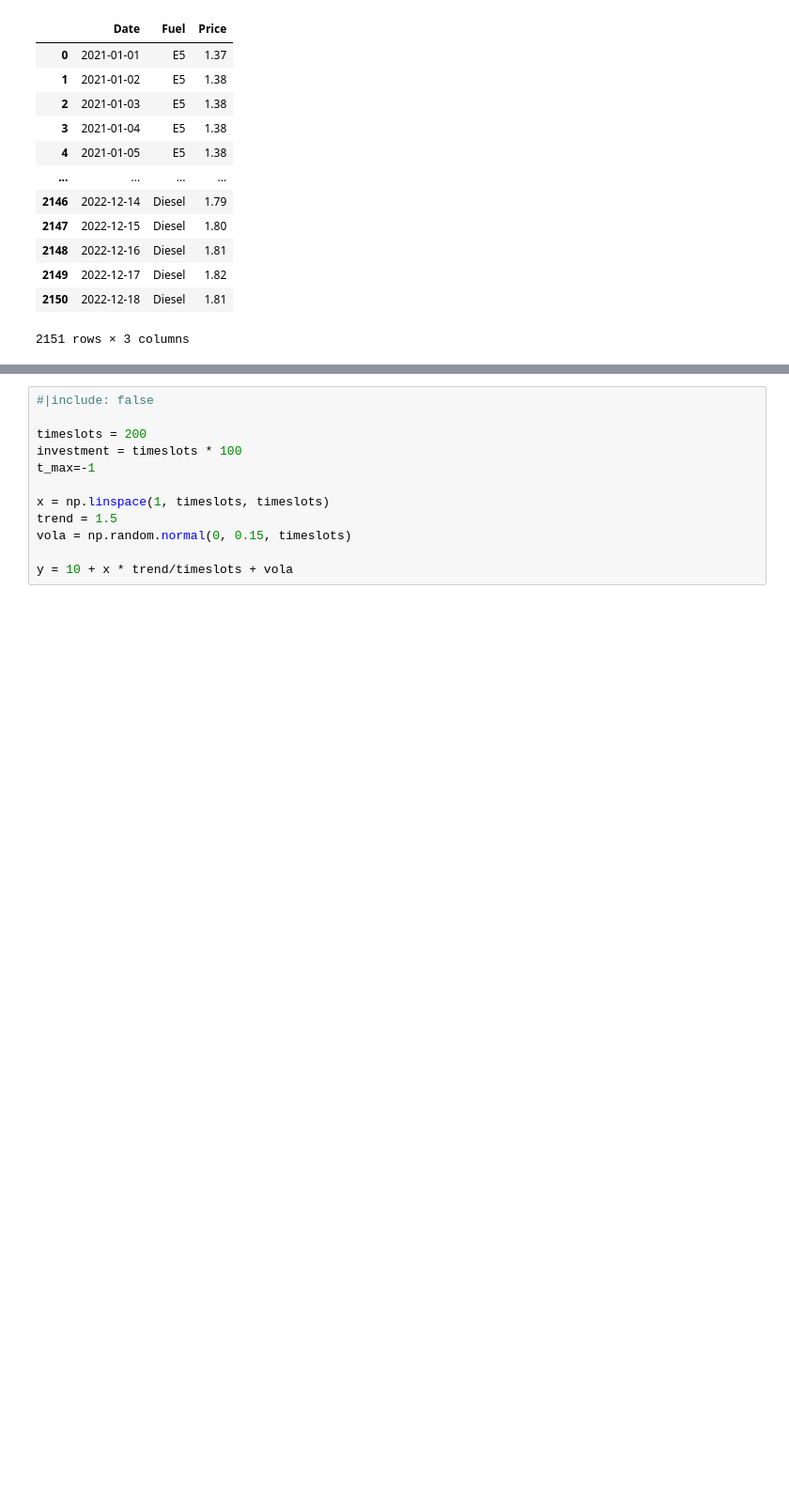
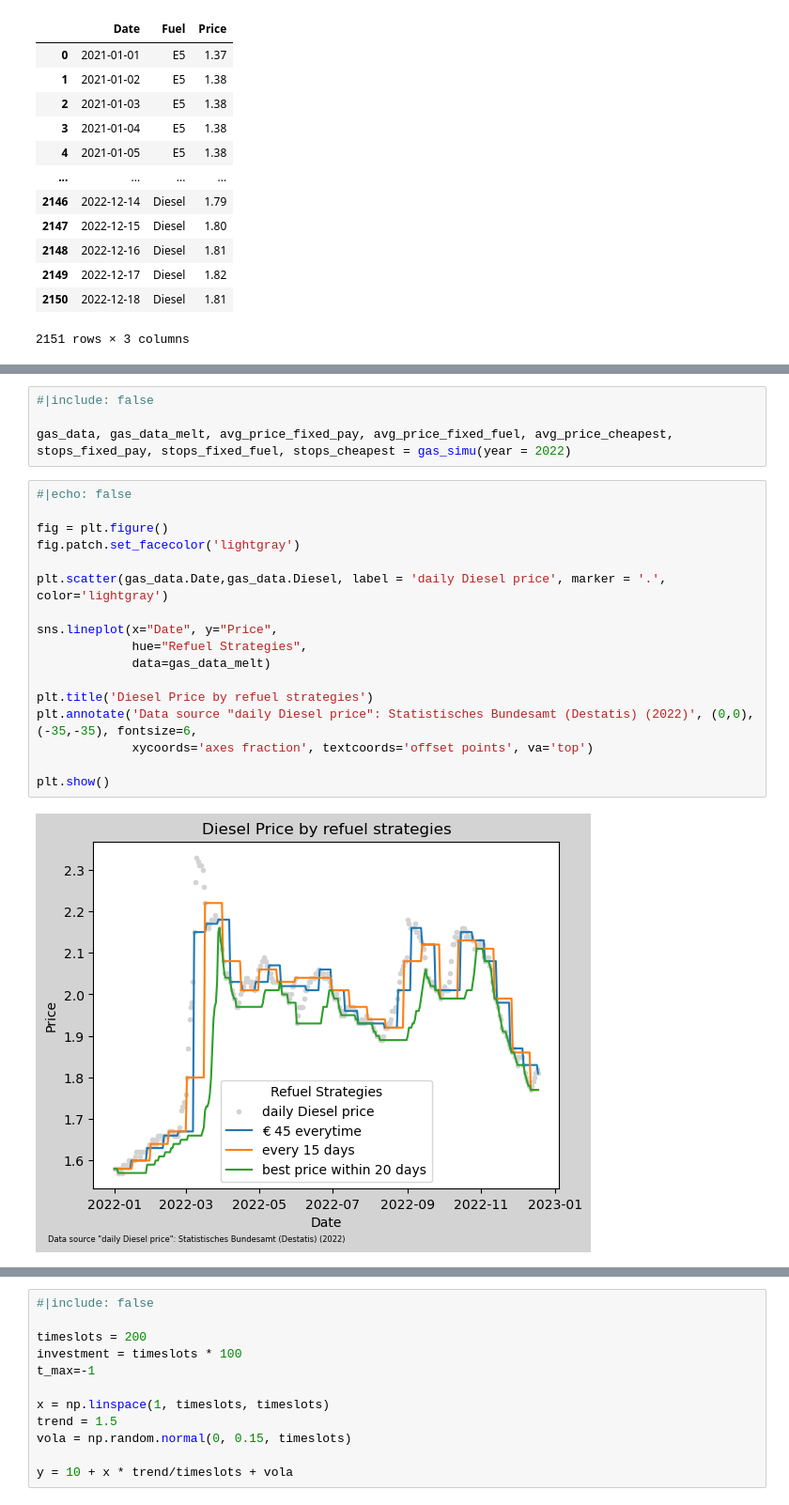
Before and after one commit to joatom/blog, a Jupyter notebook: posts/2022-12-11-fill-her-up/index.ipynb, the cells around one changed output, grey strips where cells are left out. Shown: that part at 94% size. Drawn from its saved outputs; the diff is of its cells as text; blank space fills up the shorter version.

```diff
--- a/posts/2022-12-11-fill-her-up/index.ipynb
+++ b/posts/2022-12-11-fill-her-up/index.ipynb
@@ -242,0 +263,23 @@ SyntaxError: invalid syntax (3851412376.py, line 1)
+# %%
+#|include: false
+
+gas_data, gas_data_melt, avg_price_fixed_pay, avg_price_fixed_fuel, avg_price_cheapest, stops_fixed_pay, stops_fixed_fuel, stops_cheapest = gas_simu(year = 2022)
+# %%
+#|echo: false
+
+fig = plt.figure()
+fig.patch.set_facecolor('lightgray')
+
+plt.scatter(gas_data.Date,gas_data.Diesel, label = 'daily Diesel price', marker = '.', color='lightgray')
+
+sns.lineplot(x="Date", y="Price",
+             hue="Refuel Strategies",
+             data=gas_data_melt)
+
+plt.title('Diesel Price by refuel strategies')
+plt.annotate('Data source "daily Diesel price": Statistisches Bundesamt (Destatis) (2022)', (0,0), (-35,-35), fontsize=6,
+             xycoords='axes fraction', textcoords='offset points', va='top')
+
+plt.show()
+# %% [output]
+[figure, added]
```
Also changed, not shown: parts of 32 cells of this notebook, 13 other files.
